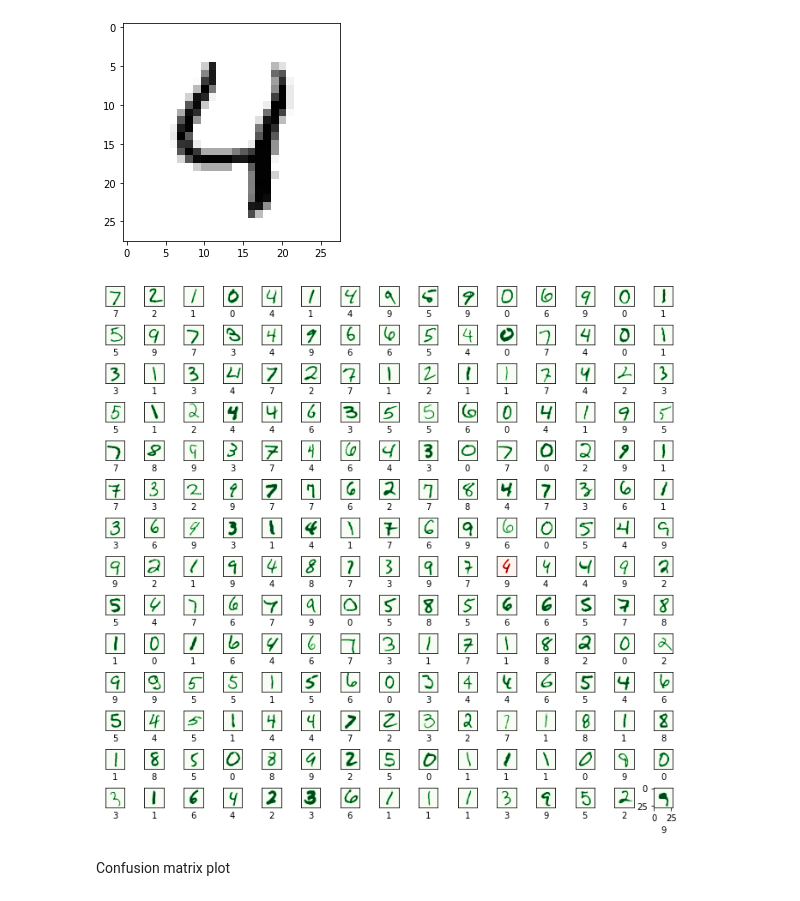
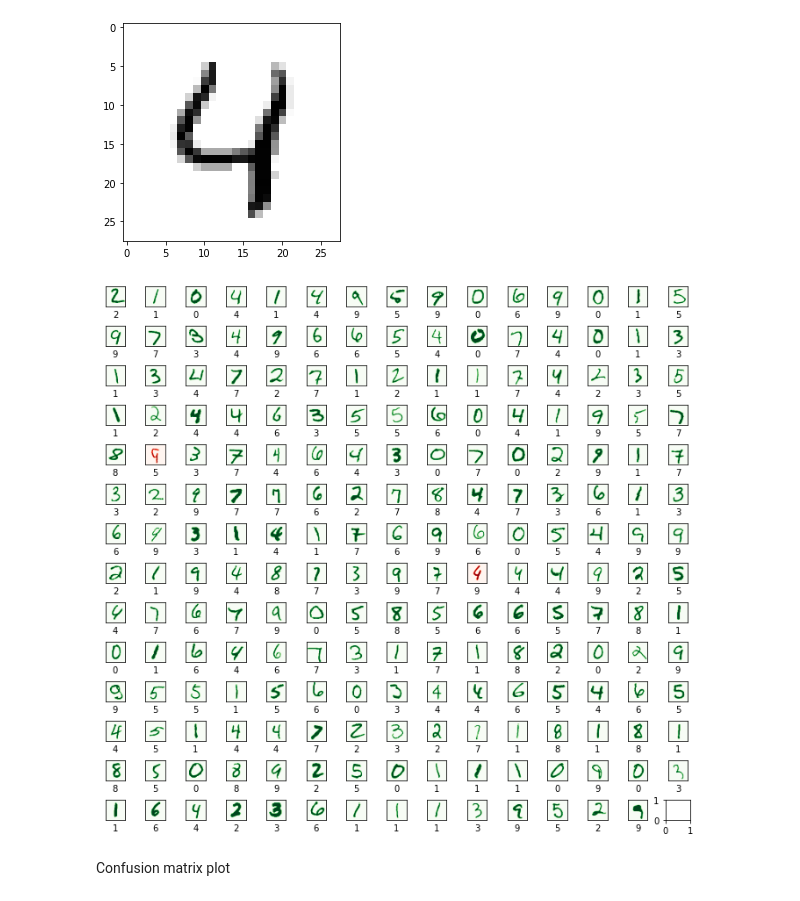
Before and after one commit to NehaKoulecar/Handwritten_Digit_Recognition, a Jupyter notebook: HandwrittenDigitRecognition.ipynb, the cells around one changed output. Saved outputs shown, nothing was run; the diff lists cells and outputs as text; code cells hidden in the pictures.

```diff
--- a/HandwrittenDigitRecognition.ipynb
+++ b/HandwrittenDigitRecognition.ipynb
@@ -38,12 +41,12 @@ x_test: (10000, 28, 28)
 y_test: (10000,)
 # %%
 # Saving image parameters
-(_, IMAGE_WIDTH, IMAGE_HEIGHT) = x_train.shape
-IMAGE_CHANNELS = 1
+(_, IMG_WIDTH, IMG_HEIGHT) = x_train.shape
+IMG_CHANNELS = 1
 
-print('IMAGE_HEIGHT:', IMAGE_HEIGHT)
-print('IMAGE_WIDTH:', IMAGE_WIDTH);
-print('IMAGE_CHANNELS:', IMAGE_CHANNELS);
+print('IMAGE_HEIGHT:', IMG_HEIGHT)
+print('IMAGE_WIDTH:', IMG_WIDTH);
+print('IMAGE_CHANNELS:', IMG_CHANNELS);
 # %% [output]
 IMAGE_HEIGHT: 28
 IMAGE_WIDTH: 28
@@ -100,16 +103,16 @@ We need to restructure our data and add a colour channel in order to employ conv
 # %%
 x_train_channels = x_train.reshape(
     x_train.shape[0],
-    IMAGE_WIDTH,
-    IMAGE_HEIGHT,
-    IMAGE_CHANNELS
+    IMG_WIDTH,
+    IMG_HEIGHT,
+    IMG_CHANNELS
 )
 
 x_test_channels = x_test.reshape(
     x_test.shape[0],
-    IMAGE_WIDTH,
-    IMAGE_HEIGHT,
-    IMAGE_CHANNELS
+    IMG_WIDTH,
+    IMG_HEIGHT,
+    IMG_CHANNELS
 )
 # %%
 print('x_train_channels:', x_train_channels.shape)
@@ -376,22 +376,22 @@ plt.show()
 # %%
 num_display = 210
 no_cells = math.ceil(math.sqrt(num_display))
 plt.figure(figsize=(12, 12))
 
 for plot_index in range(num_display):
     predicted_label = predictions1[plot_index]
     plt.yticks([])
     plt.xticks([])
+    plt.grid(False)
     color_map = 'Greens' if predicted_label == y_test[plot_index] else 'Reds'
-    plt.grid(False)
+    plt.imshow(x_test_normalize[plot_index].reshape((IMG_WIDTH, IMG_HEIGHT)), cmap=color_map)
+    plt.xlabel(predicted_label)
     plt.subplot(no_cells, no_cells, plot_index + 1)
-    plt.imshow(x_test_normalize[plot_index].reshape((IMAGE_WIDTH, IMAGE_HEIGHT)), cmap=color_map)
-    plt.xlabel(predicted_label)
 
-plt.subplots_adjust(hspace=1, wspace=0.5)
+plt.subplots_adjust(hspace=1.0, wspace=0.6)
 plt.show()
 # %% [output]
-[figure, old version]
+[figure, new version]
 # %% [markdown]
 Confusion matrix plot
 # %%
```
Also changed, not shown: parts of 16 cells of this notebook.
